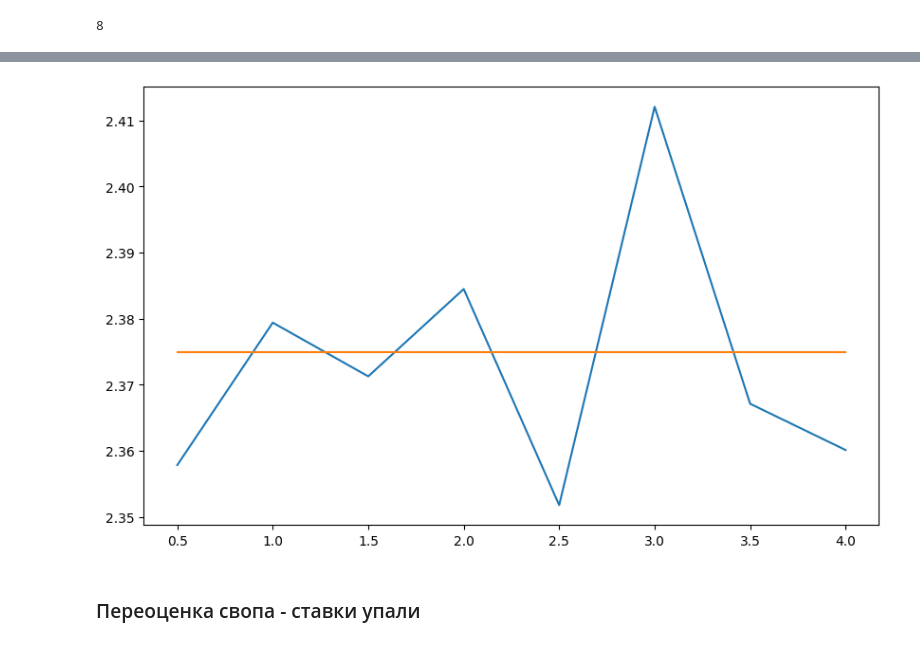
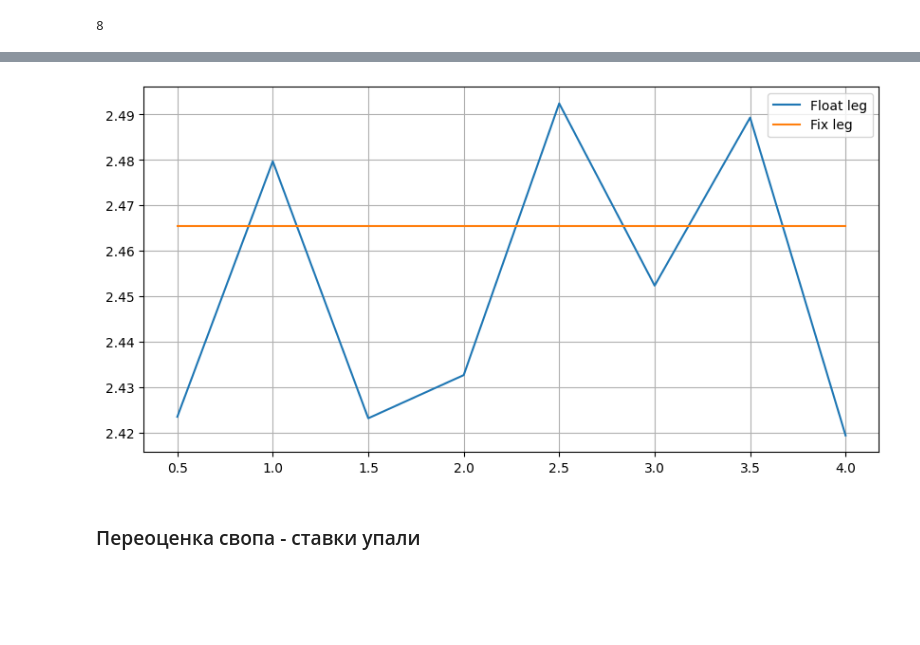
Before and after one commit to qununc/financials_repo, a Jupyter notebook: AppliedModels/Ex_IFX_2_corrected_HW.ipynb, the cells around one changed output, grey strips where cells are left out. Drawn from its saved outputs; the diff is of its cells as text; code cells hidden in the pictures; blank space fills up the shorter version.

```diff
--- a/AppliedModels/Ex_IFX_2_corrected_HW.ipynb
+++ b/AppliedModels/Ex_IFX_2_corrected_HW.ipynb
@@ -137,7 +138,7 @@ class Swap:
 ### Заключение своп-соглашения
 # %%
 T = 4  ## срок действия договора
-start_rate = .0475  ## начальная ставка для массива процентных ставок
+start_rate = 4.93086 / 100  ## начальная ставка для массива процентных ставок "USD LIBOR - 6 months"
 N = 100  ## номинал контракта
 # %%
 disc_rates_y = rates_y(T, start_time, freq, start_rate,
@@ -263,12 +263,14 @@ swap_df
 # %%
 swap_df.index = swap.get_fix_rate().keys()
 # %%
-plt.figure(figsize=(10, 6))
-plt.plot(swap_df.index, swap_df.Float_leg)
-plt.plot(swap_df.index, swap_df.Fix_leg)
+plt.figure(figsize=(10, 5))
+plt.plot(swap_df.index, swap_df.Float_leg, label='Float leg')
+plt.plot(swap_df.index, swap_df.Fix_leg, label='Fix leg')
+plt.legend()
+plt.grid()
 plt.show()
 # %% [output]
-[figure, old version]
+[figure, new version]
 # %% [markdown]
 ### Переоценка свопа - ставки упали
 # %%
```
Also changed, not shown: parts of 69 cells of this notebook.
